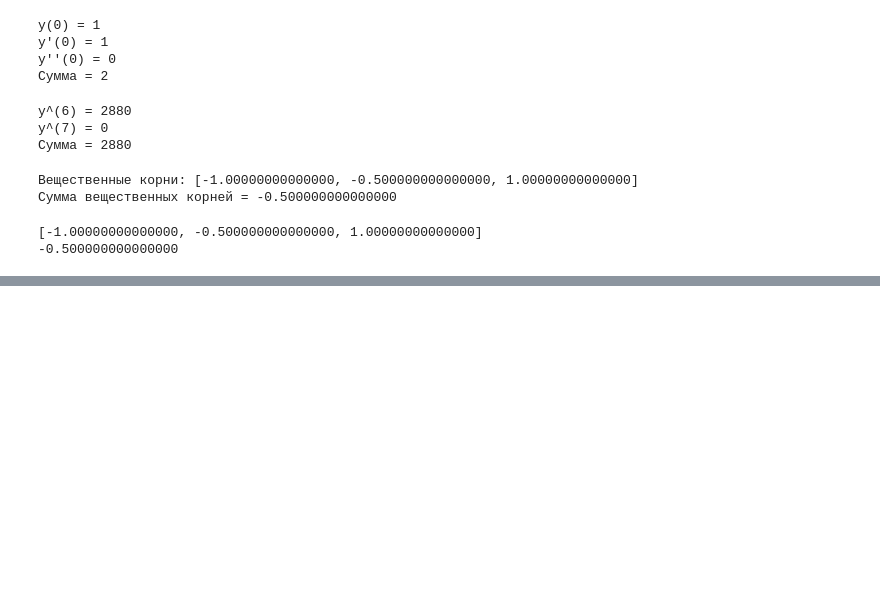
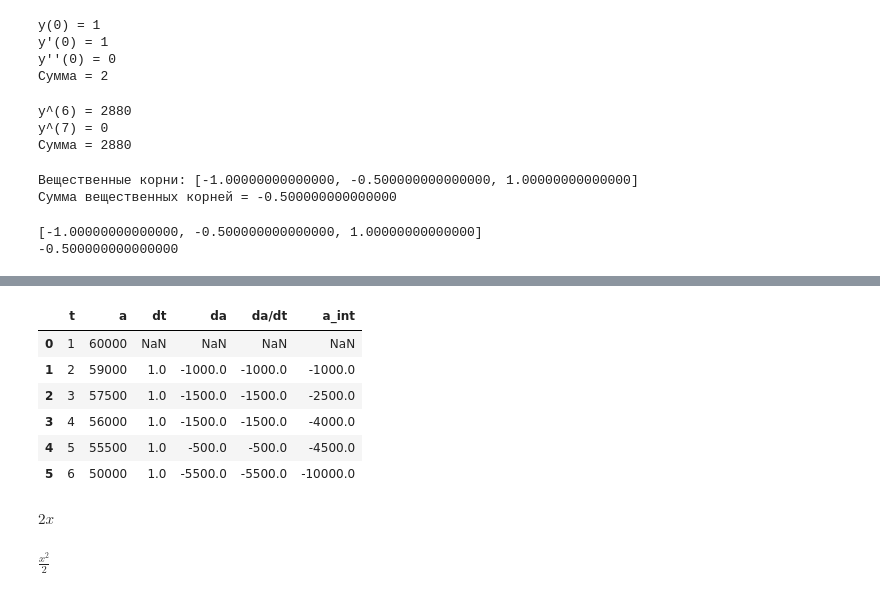
Before and after one commit to Arrinna/study_notes, a Jupyter notebook: math_stats_basic.ipynb, the cells around one changed output, grey strips where cells are left out. Saved outputs shown, nothing was run; the diff lists cells and outputs as text; code cells hidden in the pictures; blank space fills up the shorter version.

```diff
--- a/math_stats_basic.ipynb
+++ b/math_stats_basic.ipynb
@@ -409,0 +480,12 @@ print(sum_roots)
+# %%
+# интеграл
+df['a_int'] = (df['da/dt'] * df['dt']).cumsum()
+df
+# %% [output]
+|  | t | a | dt | da | da/dt | a_int |
+| 0 | 1 | 60000 | NaN | NaN | NaN | NaN |
+| 1 | 2 | 59000 | 1.0 | -1000.0 | -1000.0 | -1000.0 |
+| 2 | 3 | 57500 | 1.0 | -1500.0 | -1500.0 | -2500.0 |
+| 3 | 4 | 56000 | 1.0 | -1500.0 | -1500.0 | -4000.0 |
+| 4 | 5 | 55500 | 1.0 | -500.0 | -500.0 | -4500.0 |
+| 5 | 6 | 50000 | 1.0 | -5500.0 | -5500.0 | -10000.0 |
@@ -409,0 +496,8 @@ print(sum_roots)
+# %%
+diff(x**2)
+# %% [output]
+$\displaystyle 2 x$
+# %%
+integrate(x,x)
+# %% [output]
+$\displaystyle \frac{x^{2}}{2}$
```
Also changed, not shown: parts of 7 cells of this notebook, 7 other files.
